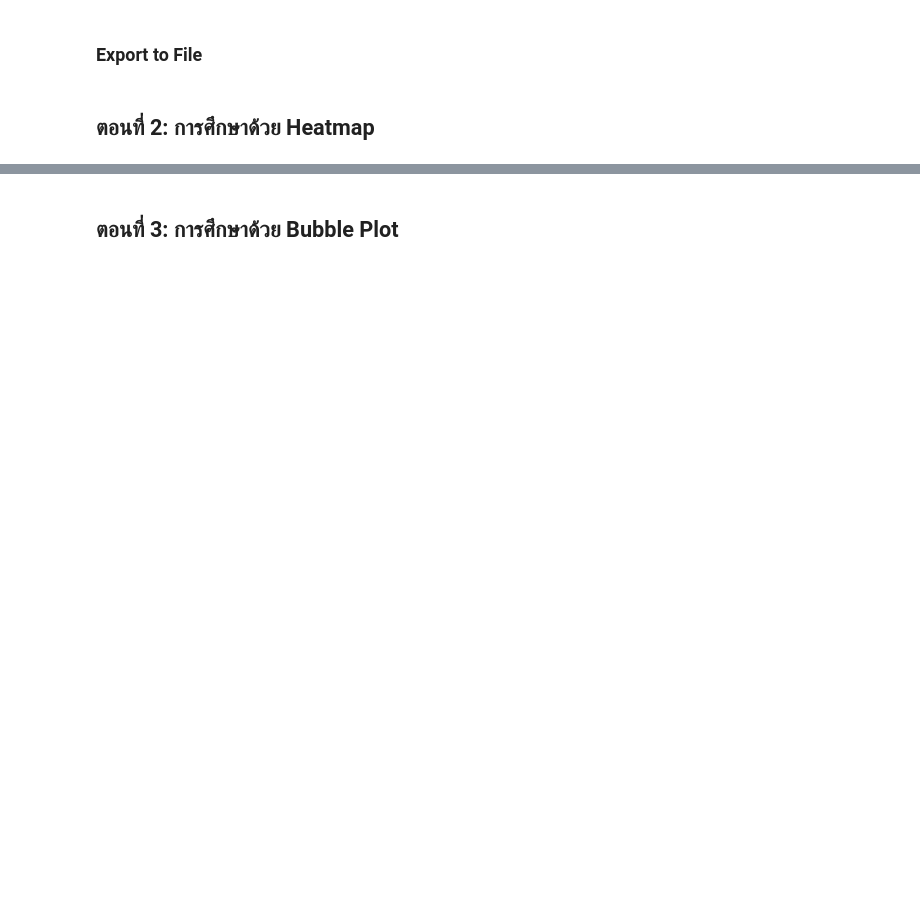
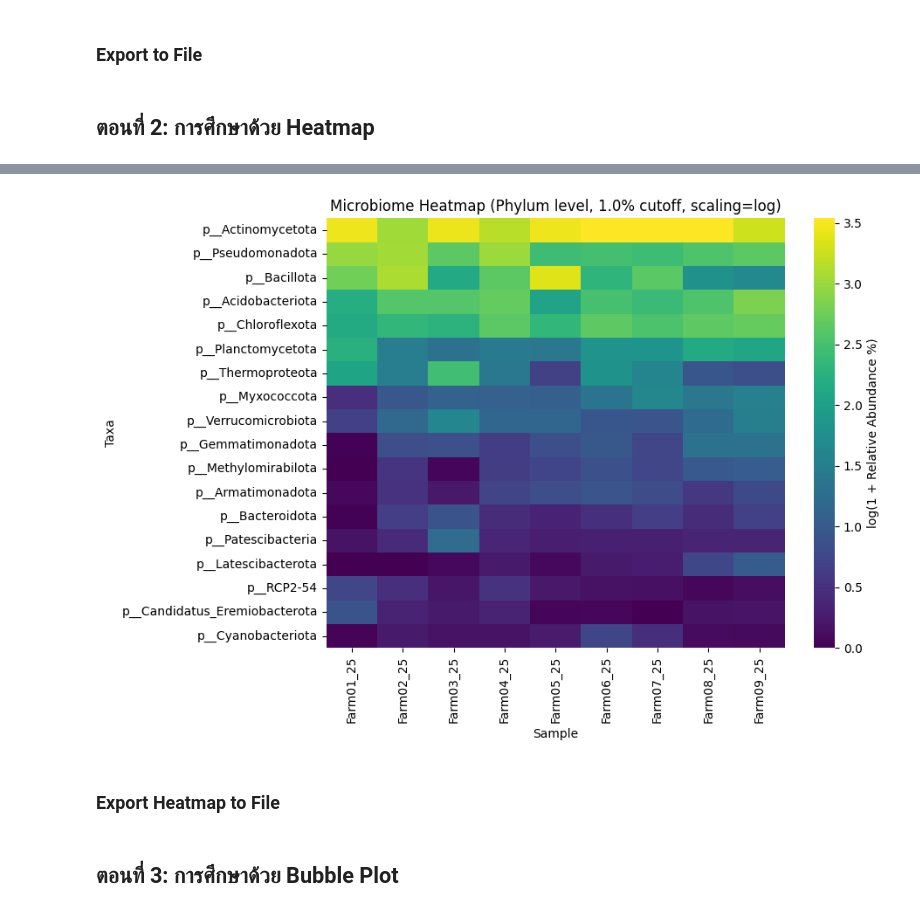
Before and after one commit to wachawich/NST-Microbiome-Visualizer, a Jupyter notebook: visualize.ipynb, the cells around one changed output, grey strips where cells are left out. Drawn from its saved outputs; the diff is of its cells as text; code cells hidden in the pictures; blank space fills up the shorter version.

```diff
--- a/visualize.ipynb
+++ b/visualize.ipynb
@@ -35,0 +43,9 @@ visualizer.export_stacked_bar(taxonomic_rank='genus', file_format='png', percent
+# %%
+# Heatmap ระดับ Phylum + log scaling + ไม่ใช้ clustering
+plt_hm2 = visualizer.heatmap(taxonomic_rank='phylum', percent_cutoff=1.0,
+                             scaling='log', clustering=False)
+plt_hm2.show()
+# %% [output]
+[figure, added]
+# %% [markdown]
+### Export Heatmap to File
```
Also changed, not shown: parts of 4 cells of this notebook, 1 other file.
